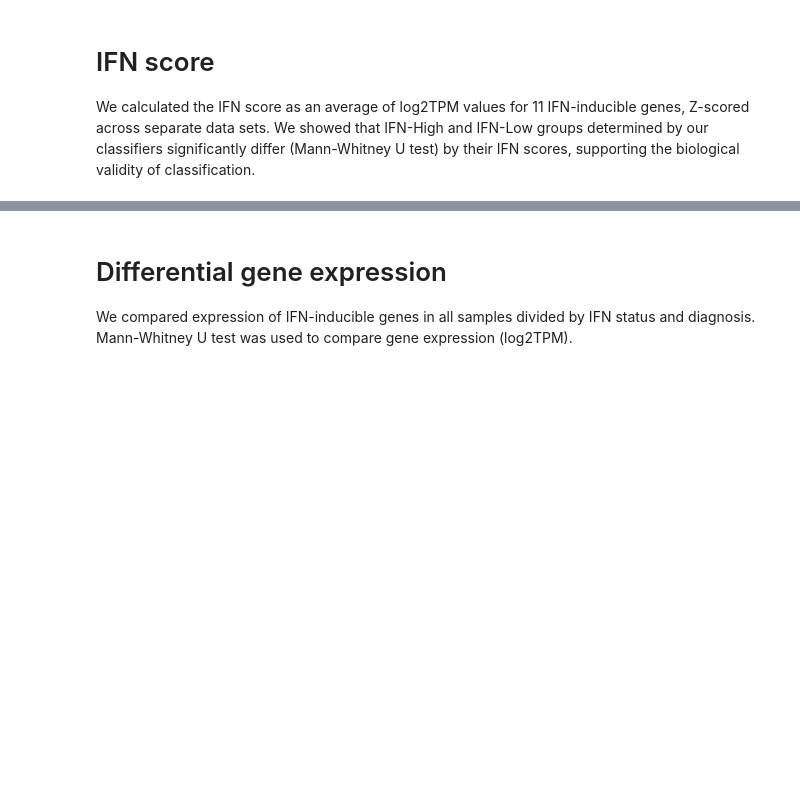
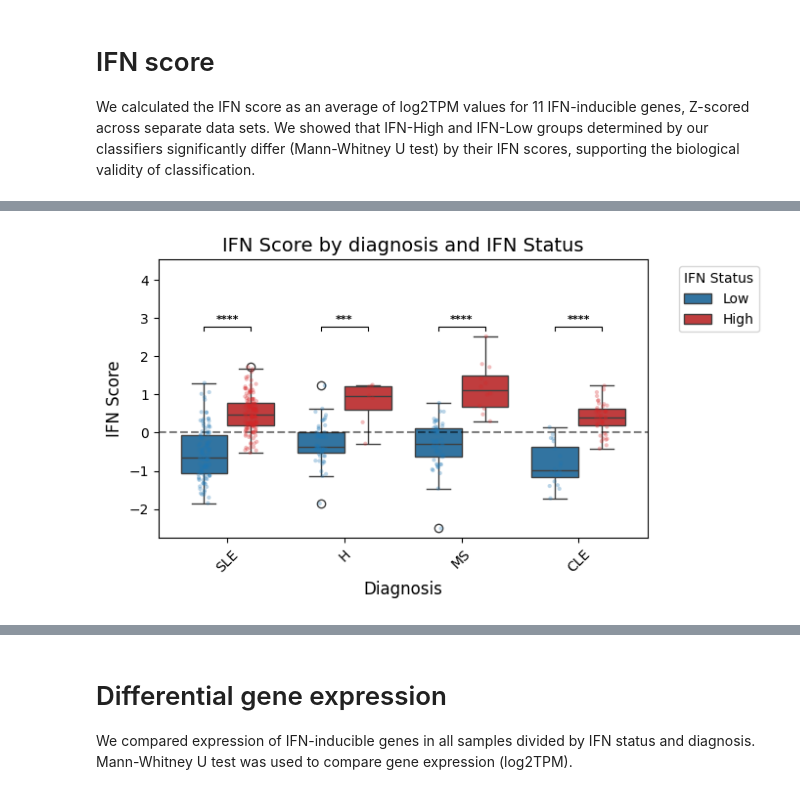
Before and after one commit to a-senkovenko/SKO-1, a Jupyter notebook: notebooks/expression_analysis.ipynb, the cells around one changed output, grey strips where cells are left out. Saved outputs shown, nothing was run; the diff lists cells and outputs as text; code cells hidden in the pictures; blank space fills up the shorter version.

```diff
--- a/notebooks/expression_analysis.ipynb
+++ b/notebooks/expression_analysis.ipynb
@@ -186,4 +187,4 @@ We calculated the IFN score as an average of log2TPM values for 11 IFN-inducible
 ifn_genes = ['IFI27', 'IFIT1', 'IFIT3', 'MX1', 'OAS1',
              'RSAD2', 'STAT1', 'IFNAR1', 'IFNAR2']
 metadata_with_predictions = pd.read_csv('../data/metadata_with_predictions.csv', sep=',')
-calculate_ifn_score(metadata_with_predictions, log2_tpm, ifn_genes)
+metadata_with_predictions = calculate_ifn_score(metadata_with_predictions, log2_tpm, ifn_genes)
@@ -204,0 +191,4 @@ calculate_ifn_score(metadata_with_predictions, log2_tpm, ifn_genes)
+# %%
+plot_boxplot_score(metadata_with_predictions, condition_col='diagnosis')
+# %% [output]
+[figure, added]
```
Also changed, not shown: parts of 10 cells of this notebook, 1 other file.
